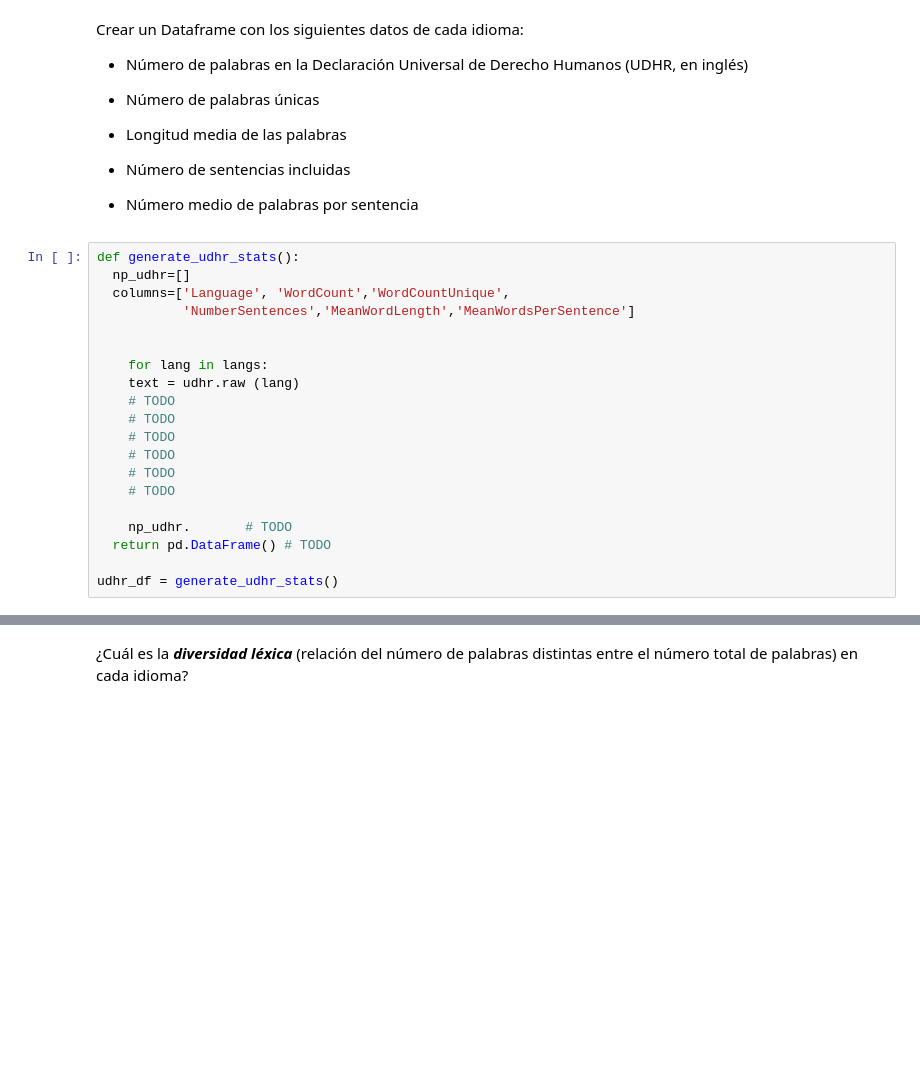
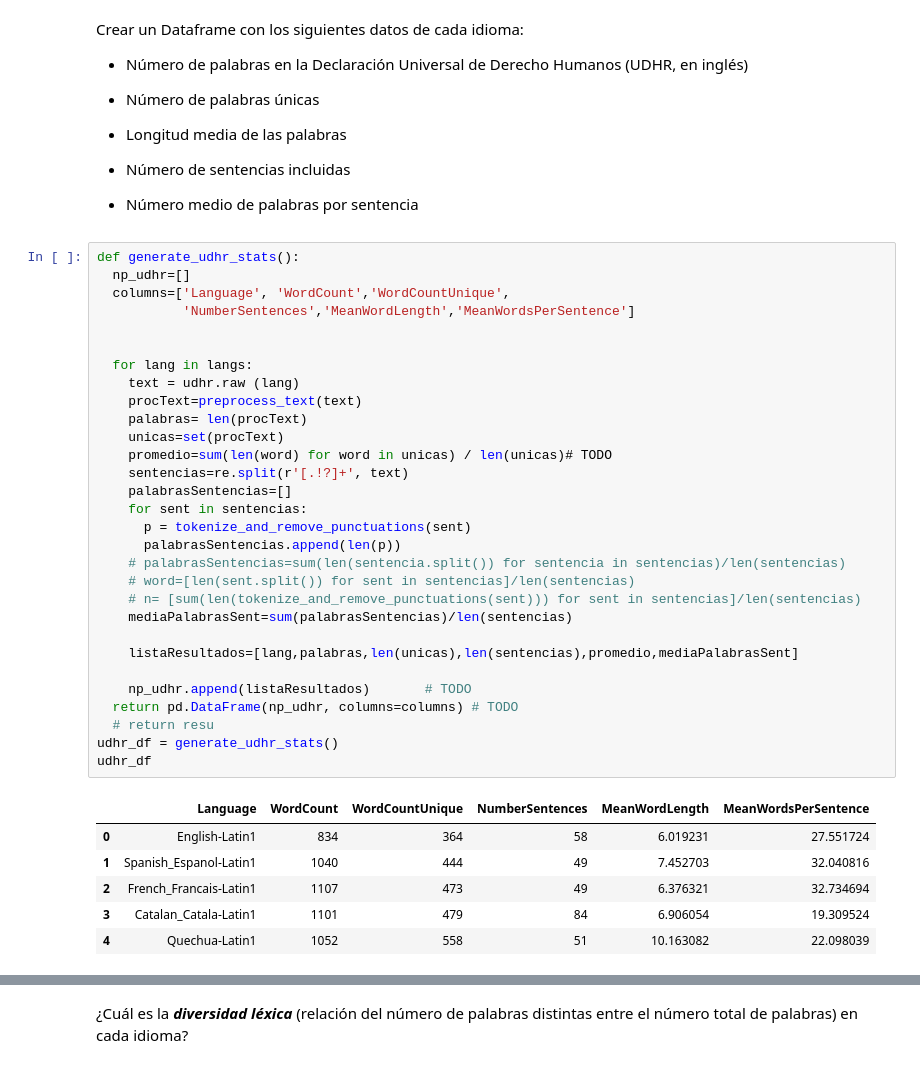
Before and after one commit to pfreezv/UOC, a Jupyter notebook: Tipología y fuentes de datos/pec2/TyFdD_PEC2_2021.ipynb, the cells around one changed output, grey strips where cells are left out. Cells and saved outputs as stored; diff of their text form; blank space fills up the shorter version.

```diff
--- a/Tipología y fuentes de datos/pec2/TyFdD_PEC2_2021.ipynb
+++ b/Tipología y fuentes de datos/pec2/TyFdD_PEC2_2021.ipynb
@@ -873,25 +904,42 @@ Crear un Dataframe con los siguientes datos de cada idioma:
 - Número de sentencias incluidas
 
 - Número medio de palabras por sentencia
-# %%
-def generate_udhr_stats():
-  np_udhr=[]
-  columns=['Language', 'WordCount','WordCountUnique',
-           'NumberSentences','MeanWordLength','MeanWordsPerSentence']
-
-
-    for lang in langs:
-    text = udhr.raw (lang)
-    # TODO
-    # TODO
-    # TODO
-    # TODO
-    # TODO
-    # TODO
-
-    np_udhr.       # TODO
-  return pd.DataFrame() # TODO
-
-udhr_df = generate_udhr_stats()
+# %%
+def generate_udhr_stats():
+  np_udhr=[]
+  columns=['Language', 'WordCount','WordCountUnique',
+           'NumberSentences','MeanWordLength','MeanWordsPerSentence']
+
+
+  for lang in langs:
+    text = udhr.raw (lang)
+    procText=preprocess_text(text)
+    palabras= len(procText)
+    unicas=set(procText)
+    promedio=sum(len(word) for word in unicas) / len(unicas)# TODO
+    sentencias=re.split(r'[.!?]+', text)
+    palabrasSentencias=[]
+    for sent in sentencias:
+      p = tokenize_and_remove_punctuations(sent)
+      palabrasSentencias.append(len(p))
+    # palabrasSentencias=sum(len(sentencia.split()) for sentencia in sentencias)/len(sentencias)
+    # word=[len(sent.split()) for sent in sentencias]/len(sentencias)
+    # n= [sum(len(tokenize_and_remove_punctuations(sent))) for sent in sentencias]/len(sentencias)
+    mediaPalabrasSent=sum(palabrasSentencias)/len(sentencias)
+
+    listaResultados=[lang,palabras,len(unicas),len(sentencias),promedio,mediaPalabrasSent]
+
+    np_udhr.append(listaResultados)       # TODO
+  return pd.DataFrame(np_udhr, columns=columns) # TODO
+  # return resu
+udhr_df = generate_udhr_stats()
+udhr_df
+# %% [output]
+|  | Language | WordCount | WordCountUnique | NumberSentences | MeanWordLength | MeanWordsPerSentence |
+| 0 | English-Latin1 | 834 | 364 | 58 | 6.019231 | 27.551724 |
+| 1 | Spanish_Espanol-Latin1 | 1040 | 444 | 49 | 7.452703 | 32.040816 |
+| 2 | French_Francais-Latin1 | 1107 | 473 | 49 | 6.376321 | 32.734694 |
+| 3 | Catalan_Catala-Latin1 | 1101 | 479 | 84 | 6.906054 | 19.309524 |
+| 4 | Quechua-Latin1 | 1052 | 558 | 51 | 10.163082 | 22.098039 |
 # %%
 udhr_df.head(5)
```
Also changed, not shown: parts of 11 cells of this notebook.
